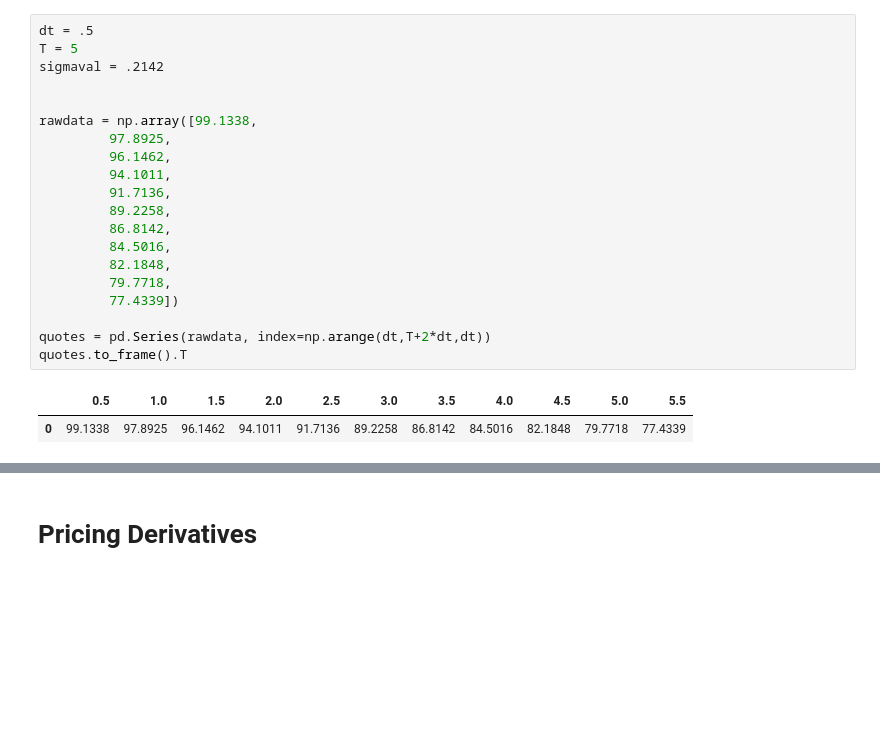
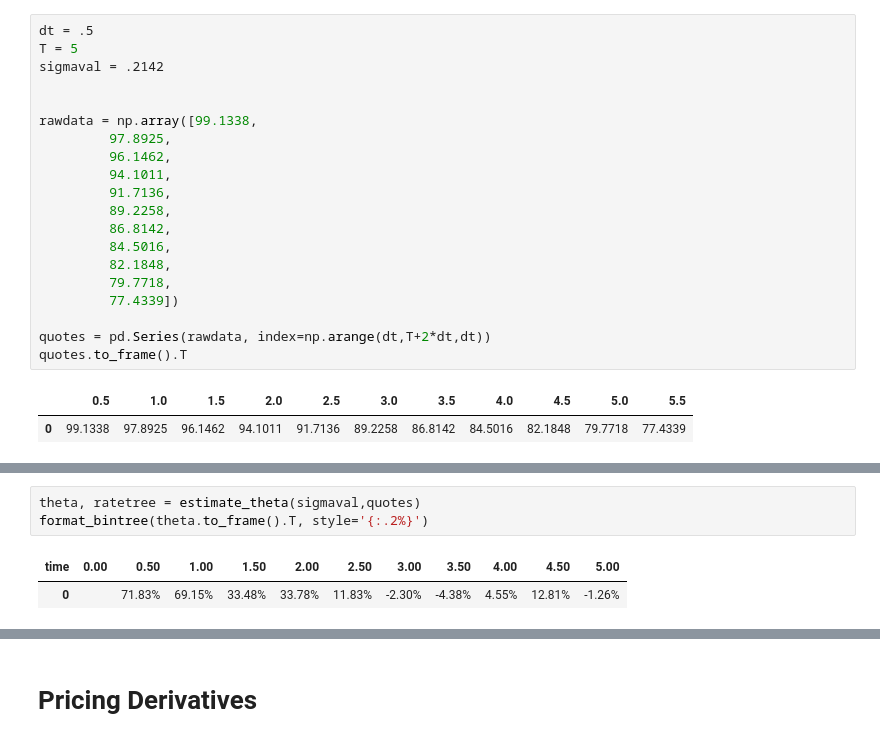
Before and after one commit to ttayl/finm-fiderivs-2023, a Jupyter notebook: discussions/W.2. BDT and Pricing.ipynb, the cells around one changed output, grey strips where cells are left out. Cells and saved outputs as stored; diff of their text form; blank space fills up the shorter version.

```diff
--- a/discussions/W.2. BDT and Pricing.ipynb
+++ b/discussions/W.2. BDT and Pricing.ipynb
@@ -190,0 +141,6 @@ format_bintree(ratetree,style='{:.2%}')
+# %%
+theta, ratetree = estimate_theta(sigmaval,quotes)
+format_bintree(theta.to_frame().T, style='{:.2%}')
+# %% [output]
+| time | 0.00 | 0.50 | 1.00 | 1.50 | 2.00 | 2.50 | 3.00 | 3.50 | 4.00 | 4.50 | 5.00 |
+| 0 |  | 71.83% | 69.15% | 33.48% | 33.78% | 11.83% | -2.30% | -4.38% | 4.55% | 12.81% | -1.26% |
```
Also changed, not shown: parts of 5 cells of this notebook, 7 other files.
